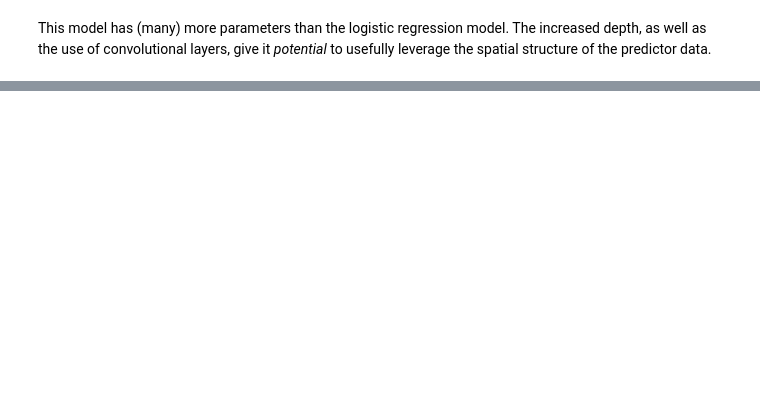
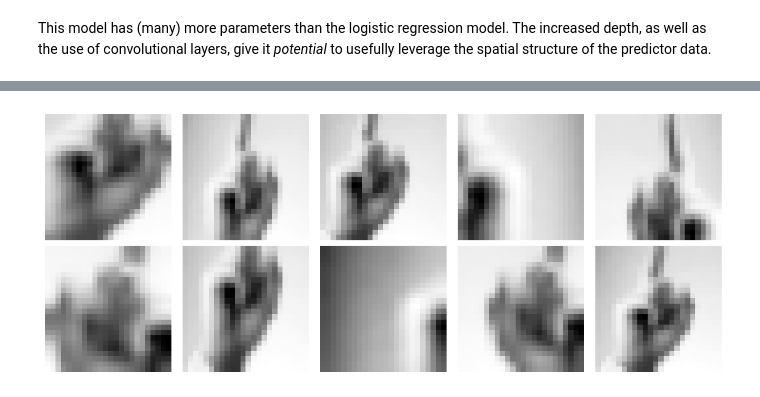
Before and after one commit to PhilChodrow/ml-notes, a Jupyter notebook: source/70-image-classification.ipynb, the cells around one changed output, grey strips where cells are left out. Cells and saved outputs as stored; diff of their text form; code cells hidden in the pictures; blank space fills up the shorter version.

Commit message:
add image classification

```diff
--- a/source/70-image-classification.ipynb
+++ b/source/70-image-classification.ipynb
@@ -363,0 +410,19 @@ KeyboardInterrupt:
+# %%
+from torchvision.transforms import v2
+transforms = v2.Compose([
+    v2.RandomResizedCrop(size=(24, 24), antialias=True),
+    v2.RandomHorizontalFlip(p=0.5)
+    ])
+
+cols = 5
+rows = 2
+ix = 0
+
+fig, axarr = plt.subplots(rows, cols, figsize = (2*cols, 2*rows))
+for i, ax in enumerate(axarr.ravel()):
+    transformed = transforms(X_train[ix])
+    ax.imshow(transformed.detach().cpu()[0], cmap = "Greys_r")
+    ax.axis("off")
+plt.tight_layout()
+# %% [output]
+[figure, added]
```
Also changed, not shown: parts of 14 cells of this notebook, 32 other files.
